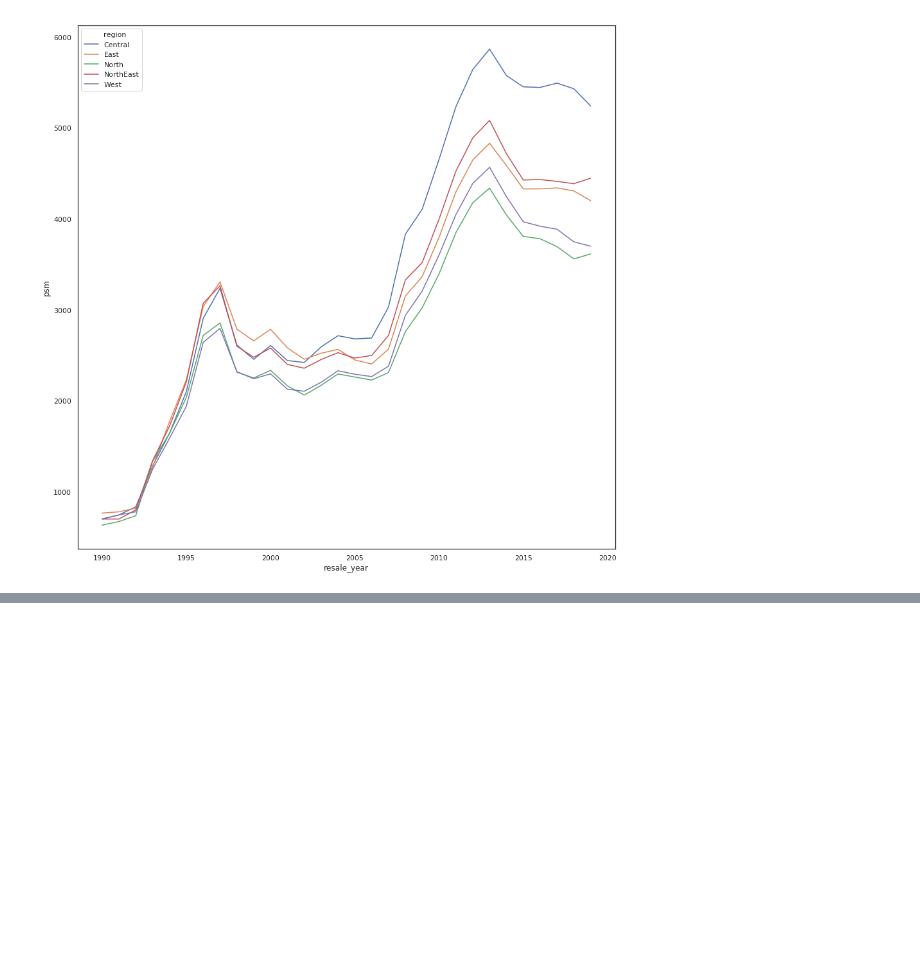
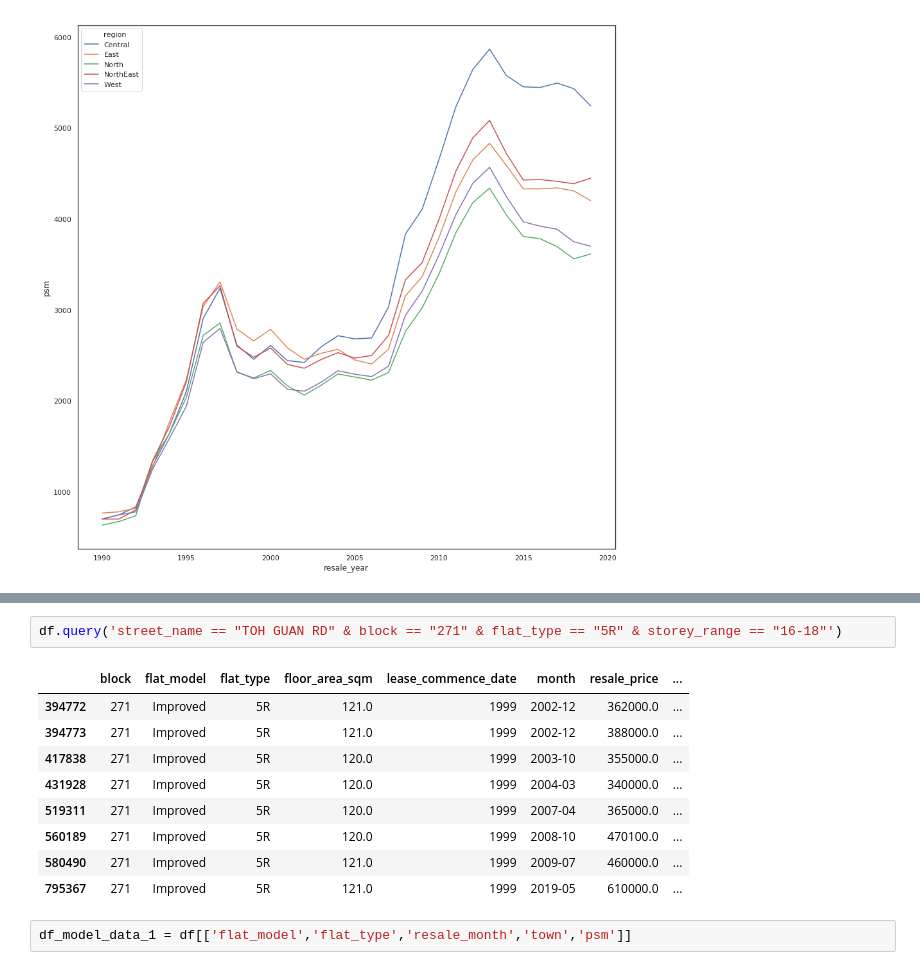
Before and after one commit to ravi-gopalan/singapore_hdb_price_analysis, a Jupyter notebook: singapore_hdb_resale_transactions.ipynb, the cells around one changed output, grey strips where cells are left out. Saved outputs shown, nothing was run; the diff lists cells and outputs as text; blank space fills up the shorter version.

```diff
--- a/singapore_hdb_resale_transactions.ipynb
+++ b/singapore_hdb_resale_transactions.ipynb
@@ -1437,0 +1467,14 @@ sns.lineplot(data=df.groupby(['resale_year','region'],as_index=False)['psm'].agg
+# %%
+df.query('street_name == "TOH GUAN RD" & block == "271" & flat_type == "5R" & storey_range == "16-18"')
+# %% [output]
+|  | block | flat_model | flat_type | floor_area_sqm | lease_commence_date | month | resale_price | ... |
+| 394772 | 271 | Improved | 5R | 121.0 | 1999 | 2002-12 | 362000.0 | ... |
+| 394773 | 271 | Improved | 5R | 121.0 | 1999 | 2002-12 | 388000.0 | ... |
+| 417838 | 271 | Improved | 5R | 120.0 | 1999 | 2003-10 | 355000.0 | ... |
+| 431928 | 271 | Improved | 5R | 120.0 | 1999 | 2004-03 | 340000.0 | ... |
+| 519311 | 271 | Improved | 5R | 120.0 | 1999 | 2007-04 | 365000.0 | ... |
+| 560189 | 271 | Improved | 5R | 120.0 | 1999 | 2008-10 | 470100.0 | ... |
+| 580490 | 271 | Improved | 5R | 121.0 | 1999 | 2009-07 | 460000.0 | ... |
+| 795367 | 271 | Improved | 5R | 121.0 | 1999 | 2019-05 | 610000.0 | ... |
+# %%
+df_model_data_1 = df[['flat_model','flat_type','resale_month','town','psm']]
```
Also changed, not shown: parts of 16 cells of this notebook.
